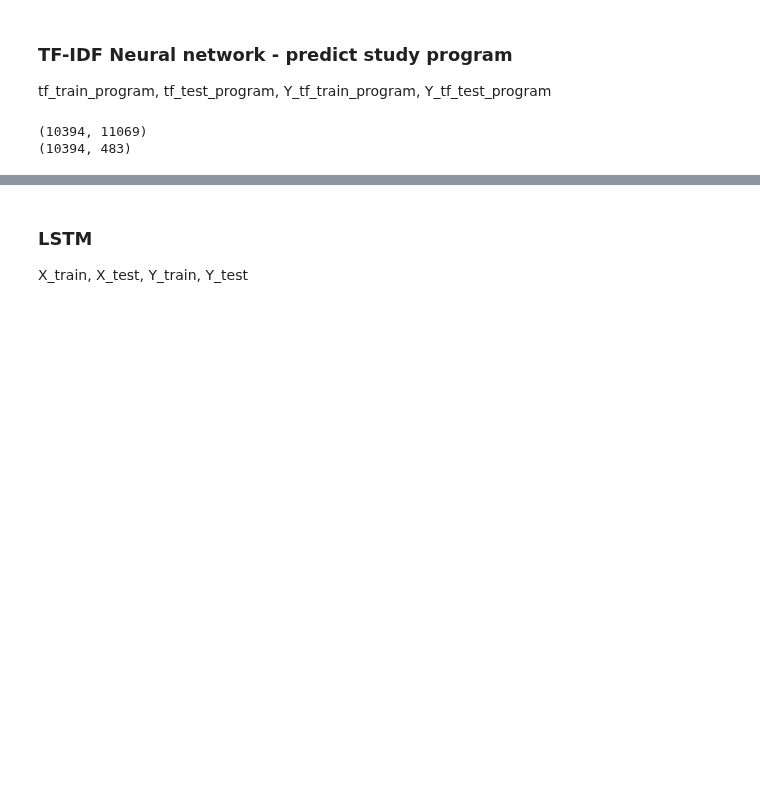
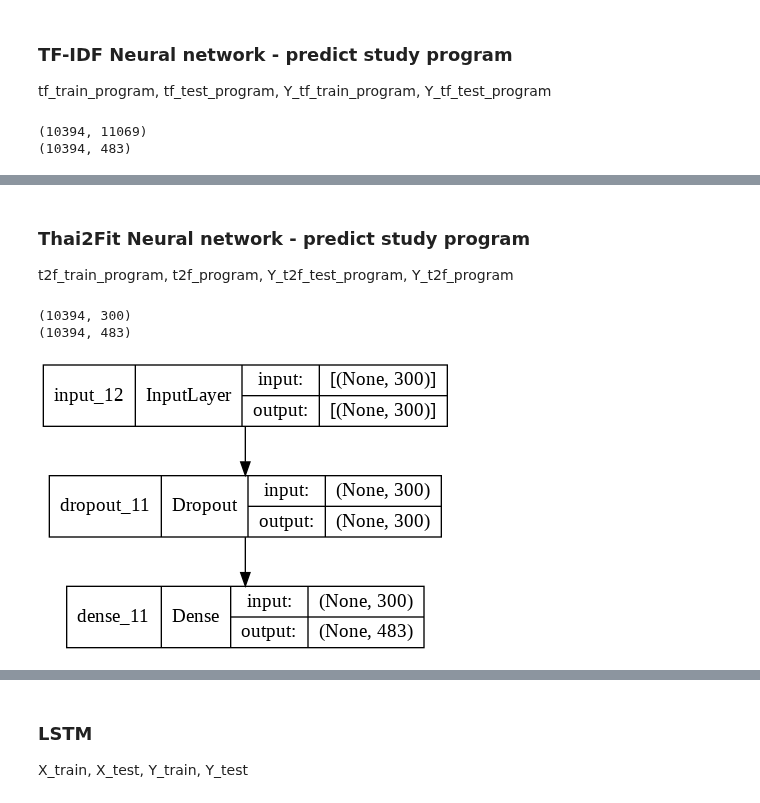
Before and after one commit to new5558/Chula-course-recommender-proof-of-concept, a Jupyter notebook: src/model.ipynb, the cells around one changed output, grey strips where cells are left out. Drawn from its saved outputs; the diff is of its cells as text; code cells hidden in the pictures; blank space fills up the shorter version.

Commit message:
feat: add thai2fit neural network prediction

```diff
--- a/src/model.ipynb
+++ b/src/model.ipynb
@@ -491,0 +545,4 @@ t2f_train, t2f_test, Y_t2f_train, Y_t2f_test = train_test_split(X_t2f, Y_t2f, te
+# %%
+X_t2f = np.array(X_t2f).squeeze()
+# %%
+X_t2f_nn = np.array([X_t2f[i] for i in Y_program.index])
@@ -492,3 +555,8 @@ t2f_train, t2f_test, Y_t2f_train, Y_t2f_test = train_test_split(X_t2f, Y_t2f, te
+# %%
+from sklearn.model_selection import train_test_split
+from sklearn import svm
+
+t2f_train_program, t2f_program, Y_t2f_test_program, Y_t2f_program = train_test_split(X_t2f_nn, Y_program_nn, test_size = 0.10, random_state = 42)
 # %% [markdown]
 ### TF-IDF - study program predict
 # %%
@@ -976,0 +1049,3 @@ Epoch 32/100
+# %% [markdown]
+### Thai2Fit Neural network - predict study program
+t2f_train_program, t2f_program, Y_t2f_test_program, Y_t2f_program
@@ -976,0 +1054,29 @@ Epoch 32/100
+# %%
+print(t2f_train_program.shape)
+print(Y_t2f_test_program.shape)
+# %% [output]
+(10394, 300)
+(10394, 483)
+# %%
+from keras.layers import Input
+from keras.layers import Dense
+from keras.layers import Dropout
+import tensorflow as tf
+from tensorflow.keras import regularizers
+
+input = Input(shape=(t2f_train_program.shape[1], ))
+# x = Dense(512, activation="relu", name='Hidden_1')(input)
+# x = Dropout(0.1)(x)
+# x = Dense(512, activation="relu", name='Hidden_2')(x)
+# x = Dropout(0.2)(x)
+# x = Dense(512, activation="relu", name='Hidden_3')(x)
+x = Dropout(0.2)(input)
+output = Dense(Y_t2f_test_program.shape[1], activation="sigmoid",)(x)
+
+model = tf.keras.Model(inputs=input, outputs=output, name="TF-IDF_NN")
+
+model.compile(loss='binary_crossentropy', optimizer=tf.keras.optimizers.Adam(learning_rate=1e-2), metrics=['accuracy'])
+# %%
+tf.keras.utils.plot_model(model, show_shapes=True)
+# %% [output]
+[figure, added]
```
Also changed, not shown: parts of 15 cells of this notebook.
